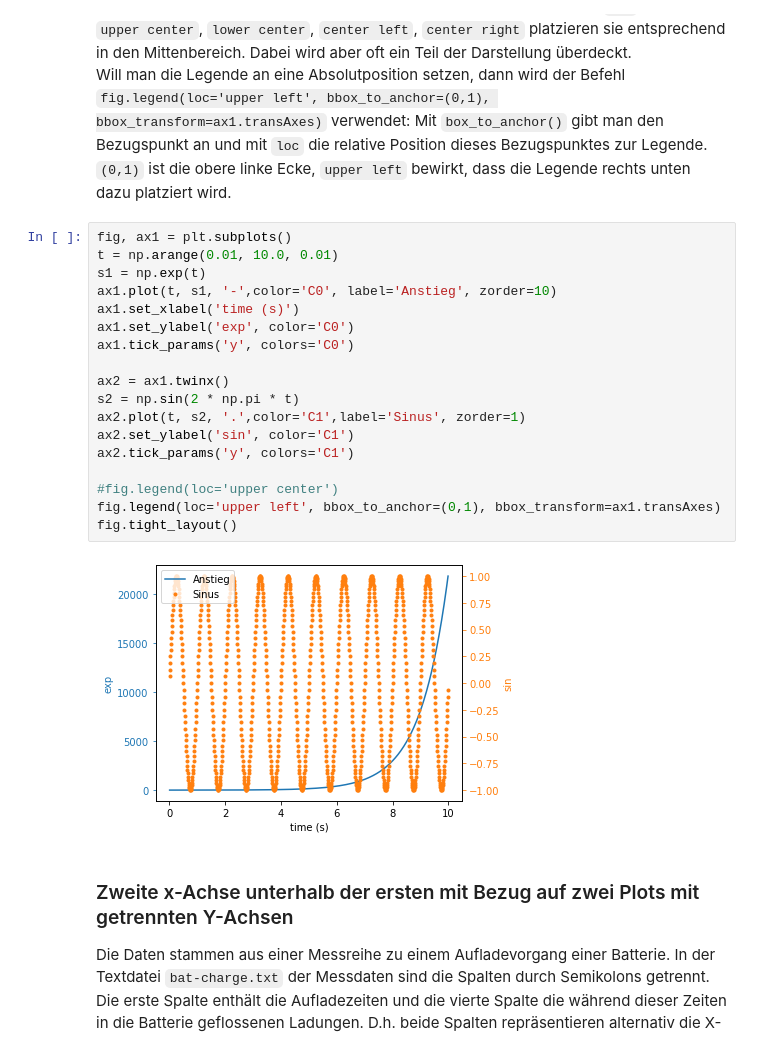
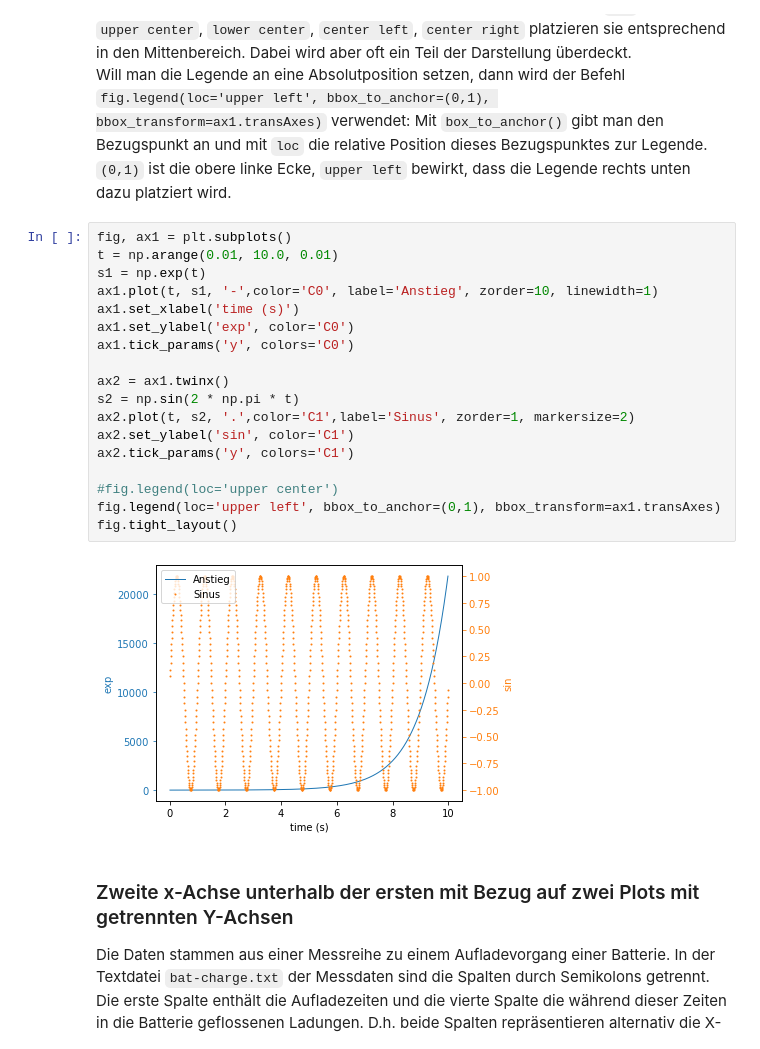
Before and after one commit to StefanMack/Matplotlib, a Jupyter notebook: matplotlibOop.ipynb, the cells around one changed output. Cells and saved outputs as stored; diff of their text form.

```diff
--- a/matplotlibOop.ipynb
+++ b/matplotlibOop.ipynb
@@ -466,23 +467,23 @@ Will man die Legende an eine Absolutposition setzen, dann wird der Befehl ``fig.
 # %%
 fig, ax1 = plt.subplots()
 t = np.arange(0.01, 10.0, 0.01)
 s1 = np.exp(t)
-ax1.plot(t, s1, '-',color='C0', label='Anstieg', zorder=10)
+ax1.plot(t, s1, '-',color='C0', label='Anstieg', zorder=10, linewidth=1)
 ax1.set_xlabel('time (s)')
 ax1.set_ylabel('exp', color='C0')
 ax1.tick_params('y', colors='C0')
 
 ax2 = ax1.twinx()
 s2 = np.sin(2 * np.pi * t)
-ax2.plot(t, s2, '.',color='C1',label='Sinus', zorder=1)
+ax2.plot(t, s2, '.',color='C1',label='Sinus', zorder=1, markersize=2)
 ax2.set_ylabel('sin', color='C1')
 ax2.tick_params('y', colors='C1')
 
 #fig.legend(loc='upper center')
 fig.legend(loc='upper left', bbox_to_anchor=(0,1), bbox_transform=ax1.transAxes)
 fig.tight_layout()
 # %% [output]
-[figure, old version]
+[figure, new version]
 # %% [markdown]
 ### Zweite x-Achse unterhalb der ersten mit Bezug auf zwei Plots mit getrennten Y-Achsen
 Die Daten stammen aus einer Messreihe zu einem Aufladevorgang einer Batterie. In der Textdatei ``bat-charge.txt`` der Messdaten sind die Spalten durch Semikolons getrennt. Die erste Spalte enthält die Aufladezeiten und die vierte Spalte die während dieser Zeiten in die Batterie geflossenen Ladungen. D.h. beide Spalten repräsentieren alternativ die X-Werte des Plots.
```
Also changed, not shown: parts of 12 cells of this notebook.
